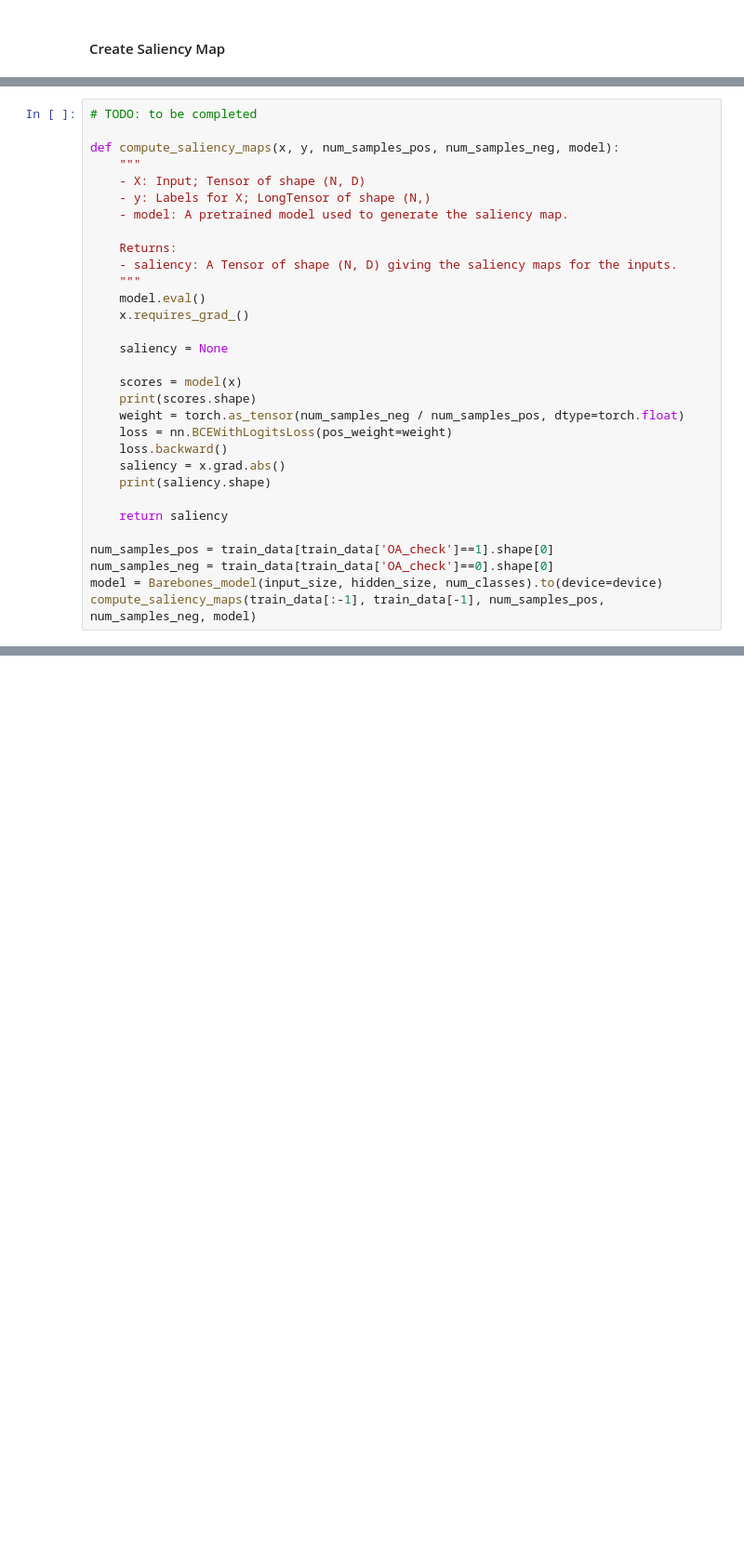
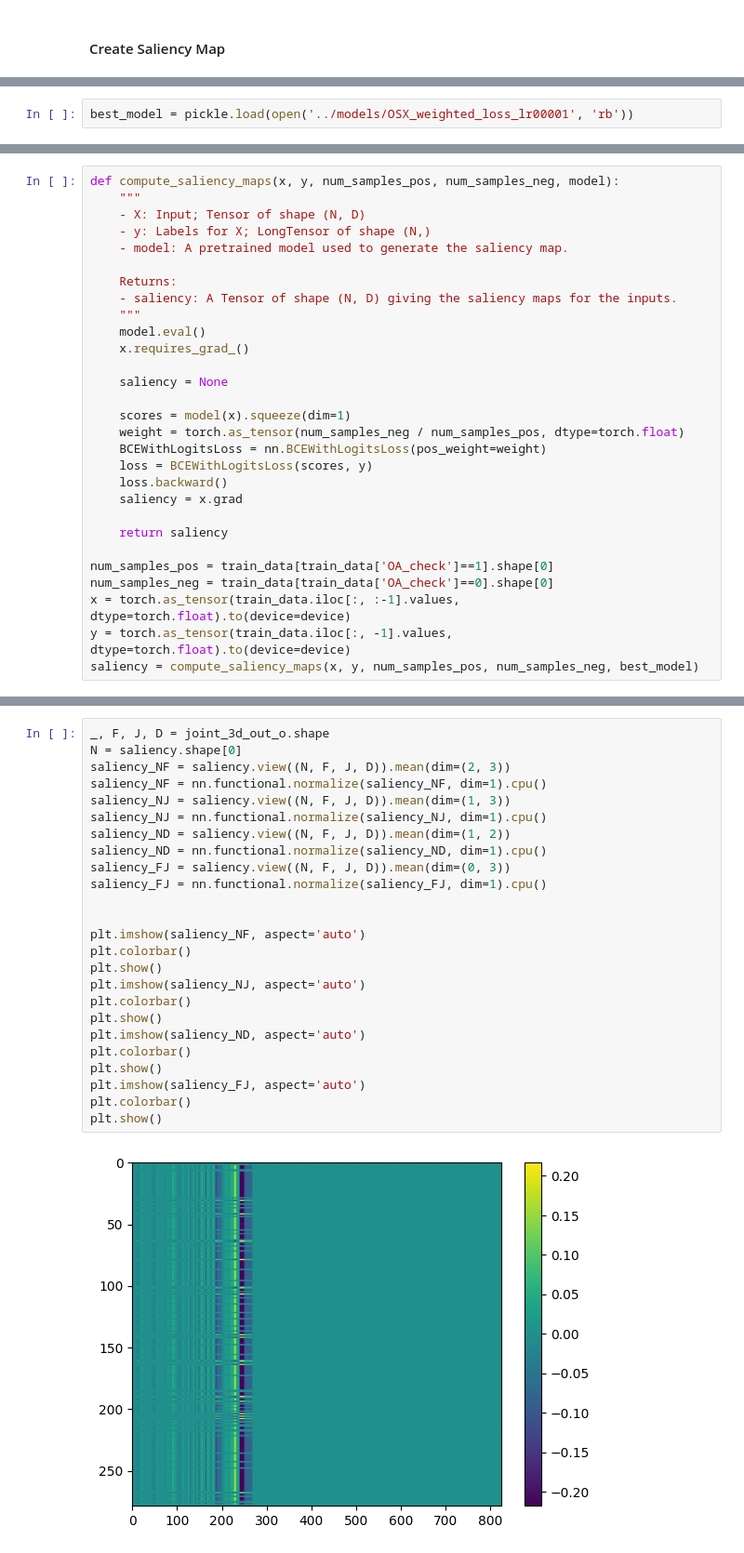
Before and after one commit to amandaliusa/cs231n, a Jupyter notebook: analysis/BarebonesModelOSX3D.ipynb, the cells around one changed output, grey strips where cells are left out. Shown at 93% size. Drawn from its saved outputs; the diff is of its cells as text; blank space fills up the shorter version.

```diff
--- a/analysis/BarebonesModelOSX3D.ipynb
+++ b/analysis/BarebonesModelOSX3D.ipynb
@@ -460,3 +423,5 @@ RuntimeError: CUDA out of memory. Tried to allocate 1.20 GiB (GPU 0; 14.76 GiB t
+# %%
+best_model = pickle.load(open('../models/OSX_weighted_loss_lr00001', 'rb'))
 # %%
 acc, percent_pos = check_accuracy(loader_val, best_model)
 print(acc, percent_pos)
@@ -463,6 +433,4 @@ print(acc, percent_pos)
 # %%
-# TODO: to be completed
-
 def compute_saliency_maps(x, y, num_samples_pos, num_samples_neg, model):
     """
     - X: Input; Tensor of shape (N, D)
@@ -477,17 +445,17 @@ def compute_saliency_maps(x, y, num_samples_pos, num_samples_neg, model):
 
     saliency = None
 
-    scores = model(x)
-    print(scores.shape)
+    scores = model(x).squeeze(dim=1)
     weight = torch.as_tensor(num_samples_neg / num_samples_pos, dtype=torch.float)
-    loss = nn.BCEWithLogitsLoss(pos_weight=weight)
+    BCEWithLogitsLoss = nn.BCEWithLogitsLoss(pos_weight=weight)
+    loss = BCEWithLogitsLoss(scores, y)
     loss.backward()
-    saliency = x.grad.abs()
-    print(saliency.shape)
+    saliency = x.grad
 
     return saliency
 
 num_samples_pos = train_data[train_data['OA_check']==1].shape[0]
 num_samples_neg = train_data[train_data['OA_check']==0].shape[0]
-model = Barebones_model(input_size, hidden_size, num_classes).to(device=device)
-compute_saliency_maps(train_data[:-1], train_data[-1], num_samples_pos, num_samples_neg, model)
+x = torch.as_tensor(train_data.iloc[:, :-1].values, dtype=torch.float).to(device=device)
+y = torch.as_tensor(train_data.iloc[:, -1].values, dtype=torch.float).to(device=device)
+saliency = compute_saliency_maps(x, y, num_samples_pos, num_samples_neg, best_model)
@@ -493,0 +464,27 @@ compute_saliency_maps(train_data[:-1], train_data[-1], num_samples_pos, num_samp
+# %%
+_, F, J, D = joint_3d_out_o.shape
+N = saliency.shape[0]
+saliency_NF = saliency.view((N, F, J, D)).mean(dim=(2, 3))
+saliency_NF = nn.functional.normalize(saliency_NF, dim=1).cpu()
+saliency_NJ = saliency.view((N, F, J, D)).mean(dim=(1, 3))
+saliency_NJ = nn.functional.normalize(saliency_NJ, dim=1).cpu()
+saliency_ND = saliency.view((N, F, J, D)).mean(dim=(1, 2))
+saliency_ND = nn.functional.normalize(saliency_ND, dim=1).cpu()
+saliency_FJ = saliency.view((N, F, J, D)).mean(dim=(0, 3))
+saliency_FJ = nn.functional.normalize(saliency_FJ, dim=1).cpu()
+
+
+plt.imshow(saliency_NF, aspect='auto')
+plt.colorbar()
+plt.show()
+plt.imshow(saliency_NJ, aspect='auto')
+plt.colorbar()
+plt.show()
+plt.imshow(saliency_ND, aspect='auto')
+plt.colorbar()
+plt.show()
+plt.imshow(saliency_FJ, aspect='auto')
+plt.colorbar()
+plt.show()
+# %% [output]
+[figure, added]
```
Also changed, not shown: parts of 18 cells of this notebook, 4 other files.
